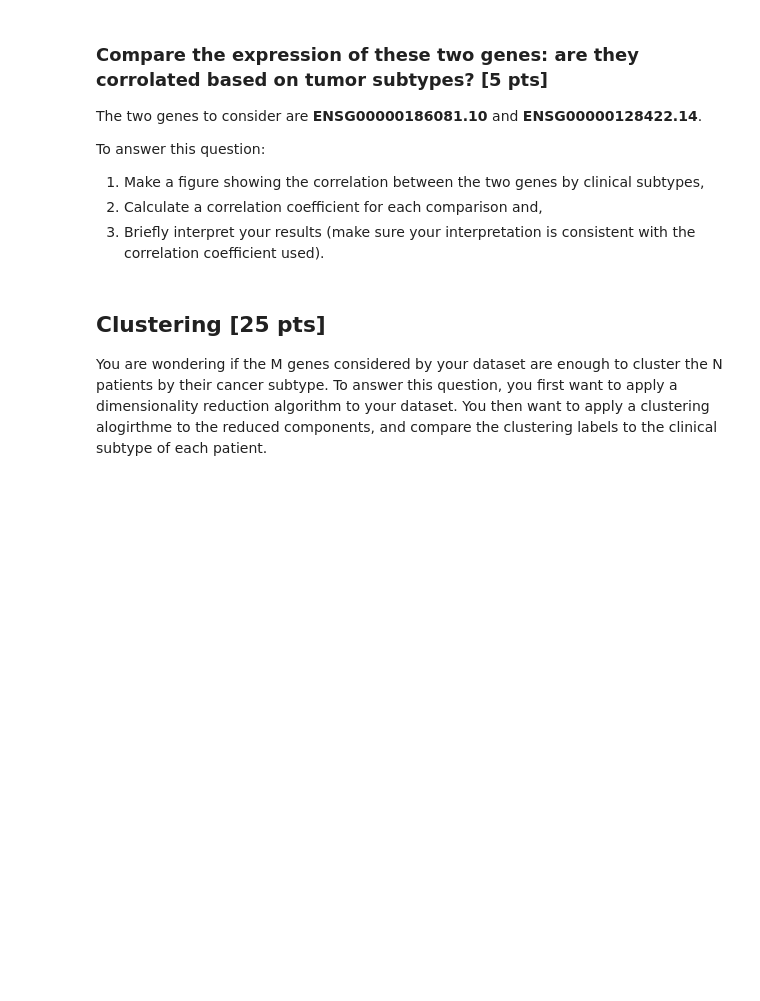
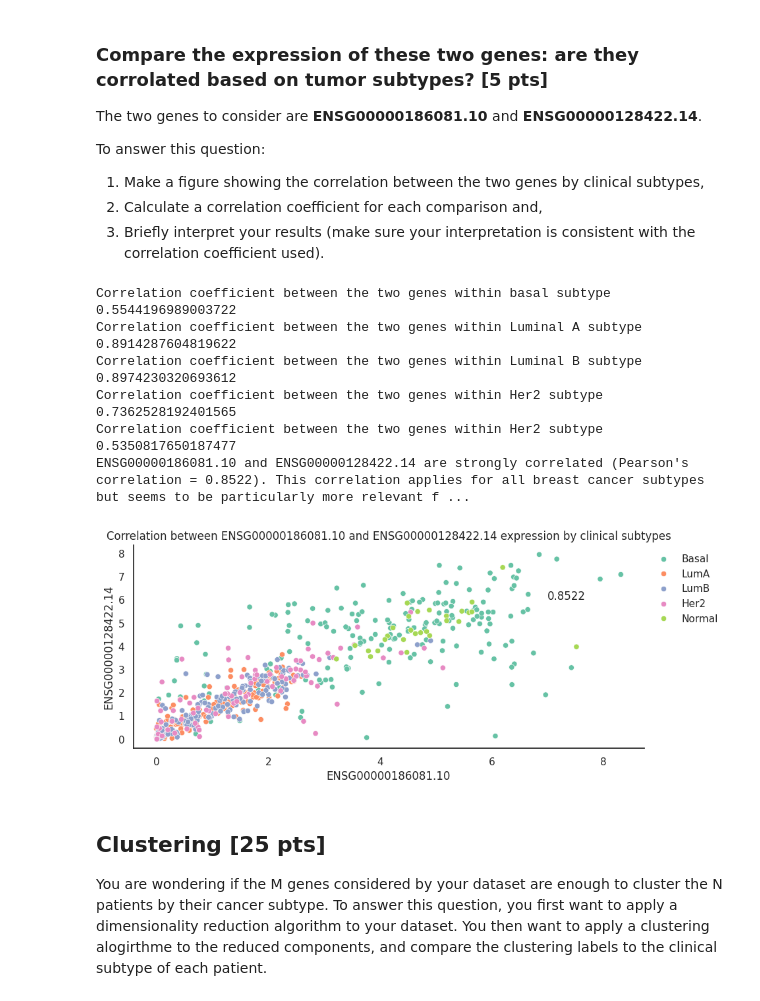
Before and after one commit to melisaFG/S24_data_analysis, a Jupyter notebook: notebooks/exercices_good_practices.ipynb, the cells around one changed output. Cells and saved outputs as stored; diff of their text form; code cells hidden in the pictures; blank space fills up the shorter version.

Commit message:
Third commit adding notebook

```diff
--- a/notebooks/exercices_good_practices.ipynb
+++ b/notebooks/exercices_good_practices.ipynb
@@ -128,6 +158,51 @@ To answer this question:
 1. Make a figure showing the correlation between the two genes by clinical subtypes,
 2. Calculate a correlation coefficient for each comparison and,
 3. Briefly interpret your results (make sure your interpretation is consistent with the correlation coefficient used).
+# %%
+reg = sp.stats.linregress( x = data['ENSG00000186081.10'] , y = data['ENSG00000128422.14'] , alternative = "two-sided")
+
+#1 Figure
+sns.set(rc={'figure.figsize':(10, 4)})
+sns.set_theme(context="notebook", style="white", palette="Set2")
+p = sns.scatterplot(data, x="ENSG00000186081.10", y="ENSG00000128422.14", hue = "Clinical_subtypes")
+p.set_title("Correlation between ENSG00000186081.10 and ENSG00000128422.14 expression by clinical subtypes")
+sns.move_legend(p, "upper left", bbox_to_anchor=(1, 1), title=None, frameon=False)
+p.text(7,6, np.round(reg.rvalue, 4))
+sns.despine()
+
+#2 Correlation coefficients
+data.groupby("Clinical_subtypes")
+basal = data.loc[data.Clinical_subtypes == "Basal", :]
+lumA= data.loc[data.Clinical_subtypes == "LumA", :]
+lumB= data.loc[data.Clinical_subtypes == "LumB", :]
+her2= data.loc[data.Clinical_subtypes == "Her2", :]
+normal = data.loc[data.Clinical_subtypes == "Normal", :]
+
+reg_basal = sp.stats.linregress( x = basal['ENSG00000186081.10'] , y = basal['ENSG00000128422.14'] , alternative = "two-sided")
+print("Correlation coefficient between the two genes within basal subtype" , reg_basal.rvalue)
+
+reg_lumA = sp.stats.linregress( x = lumA['ENSG00000186081.10'] , y = lumA['ENSG00000128422.14'] , alternative = "two-sided")
+print("Correlation coefficient between the two genes within Luminal A subtype" ,reg_lumA.rvalue)
+
+reg_lumB = sp.stats.linregress( x = lumB['ENSG00000186081.10'] , y = lumB['ENSG00000128422.14'] , alternative = "two-sided")
+print("Correlation coefficient between the two genes within Luminal B subtype" ,reg_lumB.rvalue)
+
+reg_her2 = sp.stats.linregress( x = her2['ENSG00000186081.10'] , y = her2['ENSG00000128422.14'] , alternative = "two-sided")
+print("Correlation coefficient between the two genes within Her2 subtype" ,reg_her2.rvalue)
+
+reg_normal = sp.stats.linregress( x = normal['ENSG00000186081.10'] , y = normal['ENSG00000128422.14'] , alternative = "two-sided")
+print("Correlation coefficient between the two genes within Her2 subtype" ,reg_normal.rvalue)
+
+#3 Interpretation
+print("ENSG00000186081.10 and ENSG00000128422.14 are strongly correlated (Pearson's correlation = 0.8522). This correlation applies for all breast cancer subtypes but seems to be particularly more relevant for cancer subtypes of Luminal B (, Luminal A, and  Her2 ")
+# %% [output]
+Correlation coefficient between the two genes within basal subtype 0.5544196989003722
+Correlation coefficient between the two genes within Luminal A subtype 0.8914287604819622
+Correlation coefficient between the two genes within Luminal B subtype 0.8974230320693612
+Correlation coefficient between the two genes within Her2 subtype 0.7362528192401565
+Correlation coefficient between the two genes within Her2 subtype 0.5350817650187477
+ENSG00000186081.10 and ENSG00000128422.14 are strongly correlated (Pearson's correlation = 0.8522). This correlation applies for all breast cancer subtypes but seems to be particularly more relevant f ...
+[figure, added]
 # %% [markdown]
 ## Clustering [25 pts]
 You are wondering if the M genes considered by your dataset are enough to cluster the N patients by their cancer subtype. To answer this question, you first want to apply a dimensionality reduction algorithm to your dataset. You then want to apply a clustering alogirthme to the reduced components, and compare the clustering labels to the clinical subtype of each patient.
```
Also changed, not shown: parts of 9 cells of this notebook.
